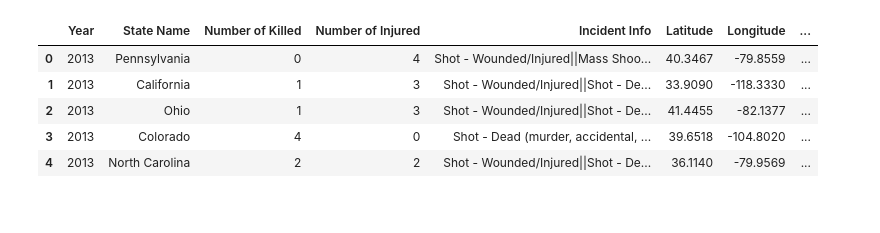
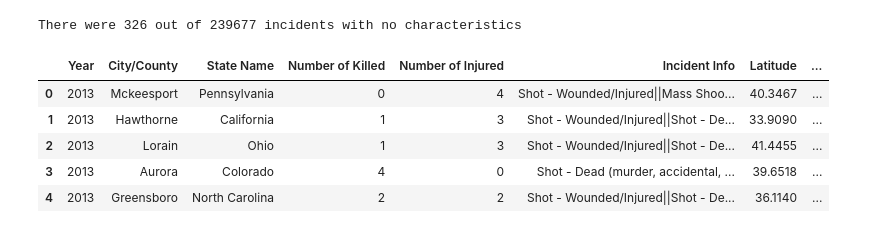
Before and after one commit to Demarsch/gun-violence, a Jupyter notebook: Code/Incident Categories.ipynb, the cells around one changed output. Drawn from its saved outputs; the diff is of its cells as text; code cells hidden in the pictures.

```diff
--- a/Code/Incident Categories.ipynb
+++ b/Code/Incident Categories.ipynb
@@ -5,14 +12,19 @@ import os
 import pandas as pd
 
 from config import *
-# %%
-# Load clean data from CSV
-incident_data = pd.read_csv(incidents_clean_data_path)
-incident_data.head()
-# %% [output]
-|  | Year | State Name | Number of Killed | Number of Injured | Incident Info | Latitude | Longitude | ... |
-| 0 | 2013 | Pennsylvania | 0 | 4 | Shot - Wounded/Injured||Mass Shoo... | 40.3467 | -79.8559 | ... |
-| 1 | 2013 | California | 1 | 3 | Shot - Wounded/Injured||Shot - De... | 33.9090 | -118.3330 | ... |
-| 2 | 2013 | Ohio | 1 | 3 | Shot - Wounded/Injured||Shot - De... | 41.4455 | -82.1377 | ... |
-| 3 | 2013 | Colorado | 4 | 0 | Shot - Dead (murder, accidental, ... | 39.6518 | -104.8020 | ... |
-| 4 | 2013 | North Carolina | 2 | 2 | Shot - Wounded/Injured||Shot - De... | 36.1140 | -79.9569 | ... |
+# %%
+# Load clean data from CSV
+raw_data = pd.read_csv(incidents_clean_data_path)
+# For the purposes of this analysis we don't care about incidents with no characteristics
+total_count = len(raw_data.index)
+raw_data = raw_data.dropna(how='any',subset=['Incident Info']).reset_index(drop=True)
+print(f'There were {total_count - len(raw_data.index)} out of {total_count} incidents with no characteristics')
+raw_data.head()
+# %% [output]
+There were 326 out of 239677 incidents with no characteristics
+|  | Year | City/County | State Name | Number of Killed | Number of Injured | Incident Info | Latitude | ... |
+| 0 | 2013 | Mckeesport | Pennsylvania | 0 | 4 | Shot - Wounded/Injured||Mass Shoo... | 40.3467 | ... |
+| 1 | 2013 | Hawthorne | California | 1 | 3 | Shot - Wounded/Injured||Shot - De... | 33.9090 | ... |
+| 2 | 2013 | Lorain | Ohio | 1 | 3 | Shot - Wounded/Injured||Shot - De... | 41.4455 | ... |
+| 3 | 2013 | Aurora | Colorado | 4 | 0 | Shot - Dead (murder, accidental, ... | 39.6518 | ... |
+| 4 | 2013 | Greensboro | North Carolina | 2 | 2 | Shot - Wounded/Injured||Shot - De... | 36.1140 | ... |
```
Also changed, not shown: parts of 19 cells of this notebook, 18 other files.
